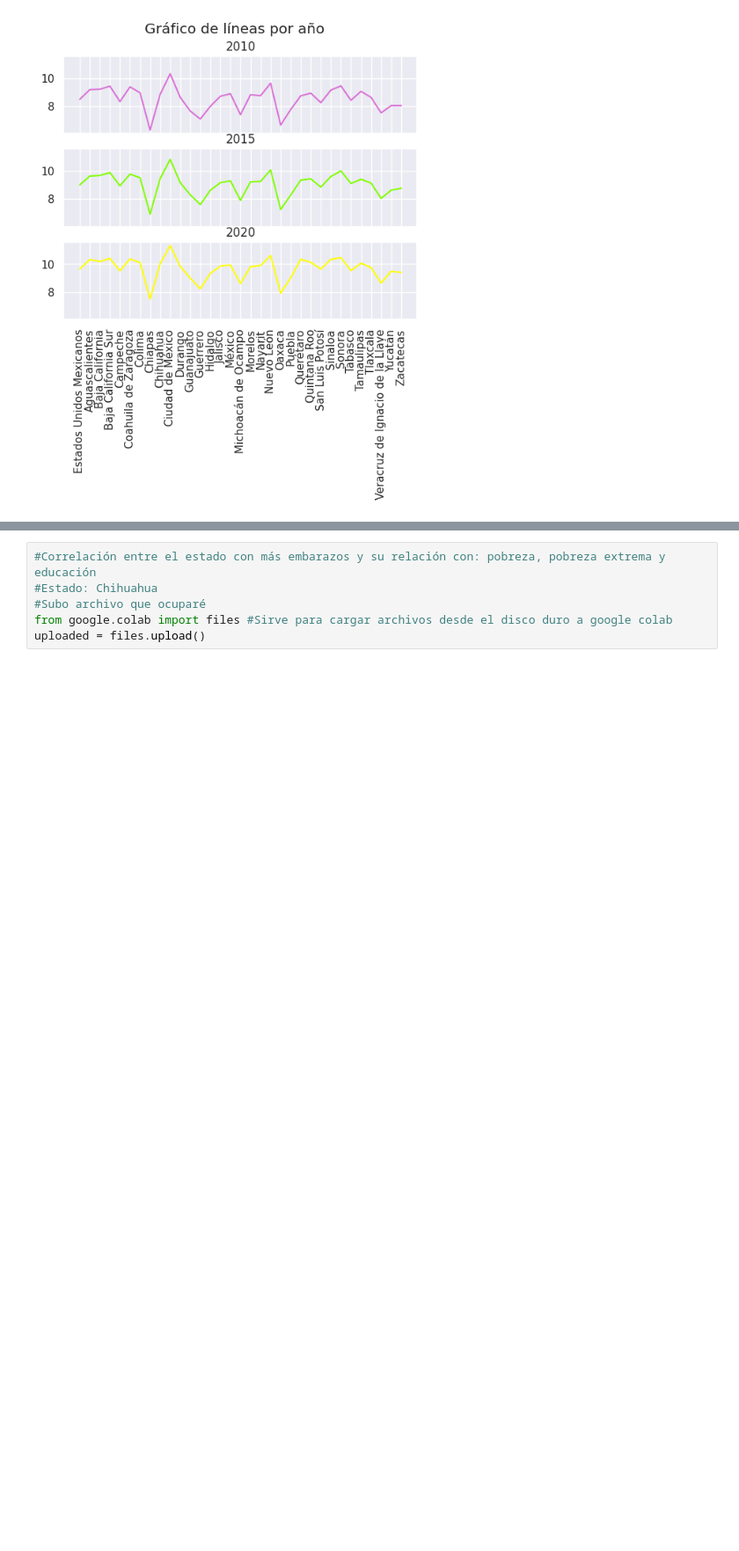
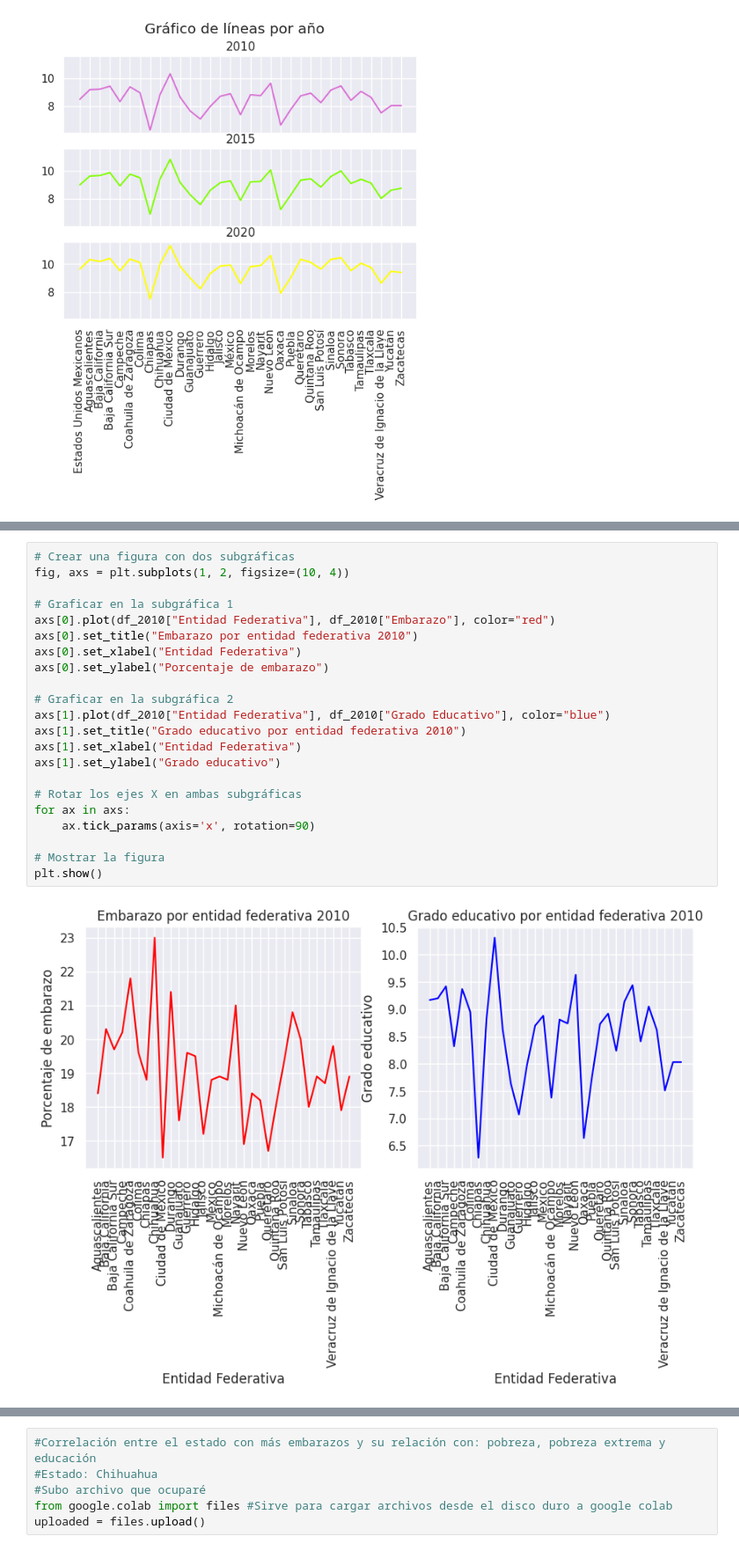
Before and after one commit to SaraElizabethGarciaCajero/Proyecto-ASE-I, a Jupyter notebook: EducaciónFemenina_ASE1.ipynb, the cells around one changed output, grey strips where cells are left out. Shown at 88% size. Cells and saved outputs as stored; diff of their text form; blank space fills up the shorter version.

```diff
--- a/EducaciónFemenina_ASE1.ipynb
+++ b/EducaciónFemenina_ASE1.ipynb
@@ -99,0 +142,24 @@ plt.show()
+# %%
+# Crear una figura con dos subgráficas
+fig, axs = plt.subplots(1, 2, figsize=(10, 4))
+
+# Graficar en la subgráfica 1
+axs[0].plot(df_2010["Entidad Federativa"], df_2010["Embarazo"], color="red")
+axs[0].set_title("Embarazo por entidad federativa 2010")
+axs[0].set_xlabel("Entidad Federativa")
+axs[0].set_ylabel("Porcentaje de embarazo")
+
+# Graficar en la subgráfica 2
+axs[1].plot(df_2010["Entidad Federativa"], df_2010["Grado Educativo"], color="blue")
+axs[1].set_title("Grado educativo por entidad federativa 2010")
+axs[1].set_xlabel("Entidad Federativa")
+axs[1].set_ylabel("Grado educativo")
+
+# Rotar los ejes X en ambas subgráficas
+for ax in axs:
+    ax.tick_params(axis='x', rotation=90)
+
+# Mostrar la figura
+plt.show()
+# %% [output]
+[figure, added]
```
Also changed, not shown: parts of 16 cells of this notebook.
